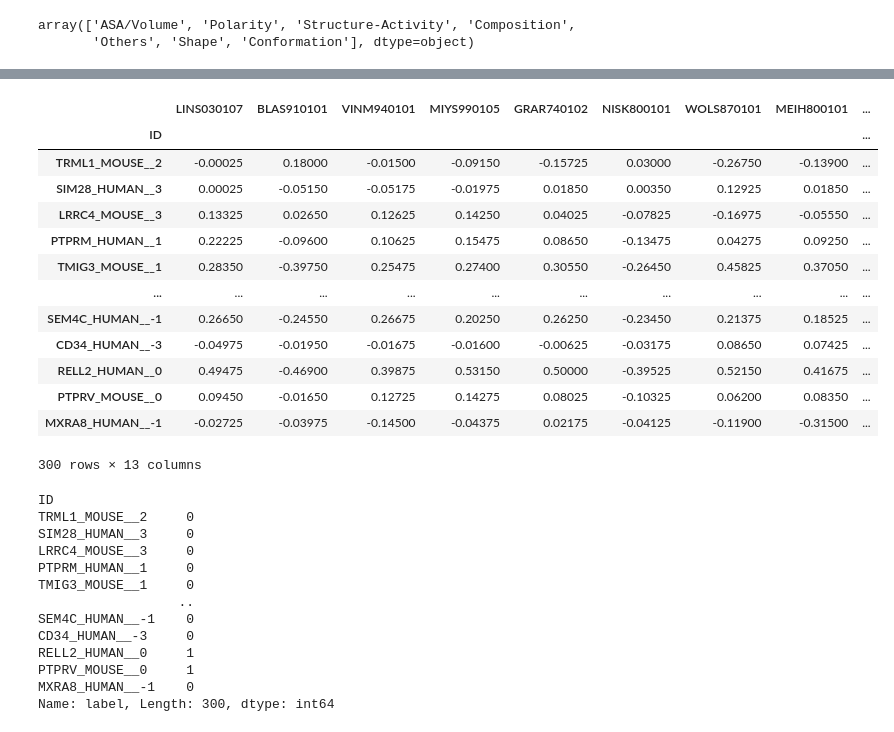
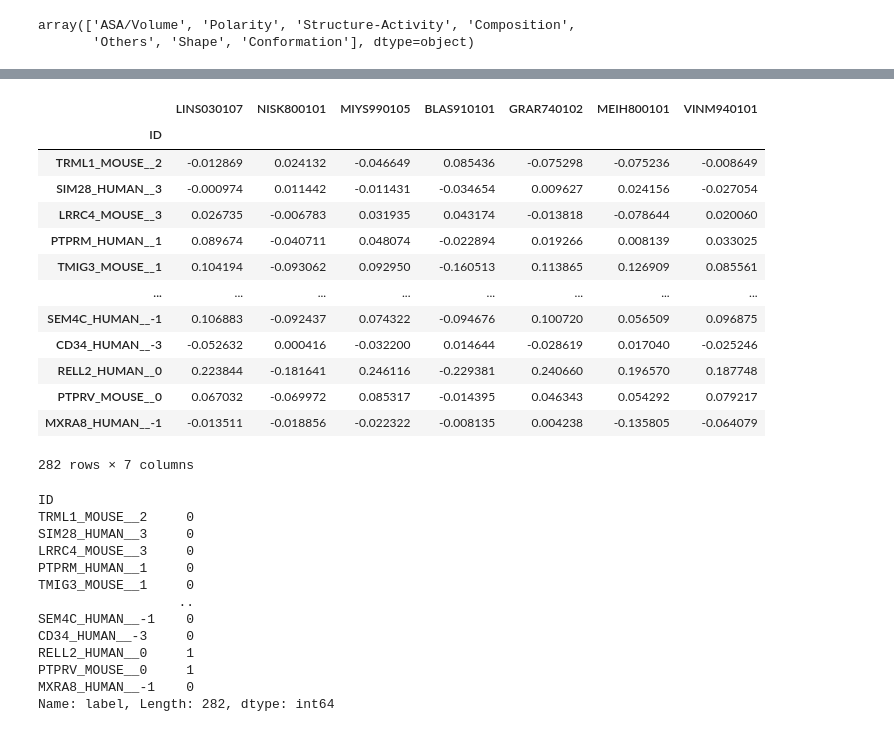
Before and after one commit to Freiherr5/TMDrefined, a Jupyter notebook: am2.ipynb, the cells around one changed output, grey strips where cells are left out. Saved outputs shown, nothing was run; the diff lists cells and outputs as text; code cells hidden in the pictures.

```diff
--- a/am2.ipynb
+++ b/am2.ipynb
@@ -63,0 +112,2 @@ array(['ASA/Volume', 'Polarity', 'Structure-Activity', 'Composition',
+# %%
+test_N_drop = test_am_N2.drop_duplicates(subset=['window_left', 'window_right'])
@@ -83,4 +145,4 @@ aaontology_colors_hex = {'ASA/Volume': "#3680b4",
                         }
 # %%
 am_N2_CPP_list = [feature.split("-")[2] for feature in am_N2_top_CPP["feature"].to_numpy().tolist()]
-am_N2_CPP_list
+am_N2_CPP_list = ['LINS030107', 'NISK800101', 'MIYS990105', 'BLAS910101', 'GRAR740102', 'MEIH800101', 'VINM940101']
@@ -138,4 +186,4 @@ Name: label, Length: 20115, dtype: int64
 # %%
-testN2_scale_df, test_N2_label_df = t_ref.aa_numeric_by_scale(feature_df=test_am_N2[["window_left", "window_right"]], label_df=test_am_N2["label"], scale_df_filter=am_N2_CPP_list, mode="norm")
+testN2_scale_df, test_N2_label_df = t_ref.aa_numeric_by_scale(feature_df=test_N_drop[["window_left", "window_right"]], label_df=test_N_drop["label"], scale_df_filter=am_N2_CPP_list, mode="weighted")
 testN2_scale_df
 # %% [output]
@@ -145,17 +193,17 @@ Process time: 0.271 sec
-|  | LINS030107 | BLAS910101 | VINM940101 | MIYS990105 | GRAR740102 | NISK800101 | WOLS870101 | MEIH800101 | ... |
-| ID |  |  |  |  |  |  |  |  | ... |
-| TRML1_MOUSE__2 | -0.00025 | 0.18000 | -0.01500 | -0.09150 | -0.15725 | 0.03000 | -0.26750 | -0.13900 | ... |
-| SIM28_HUMAN__3 | 0.00025 | -0.05150 | -0.05175 | -0.01975 | 0.01850 | 0.00350 | 0.12925 | 0.01850 | ... |
-| LRRC4_MOUSE__3 | 0.13325 | 0.02650 | 0.12625 | 0.14250 | 0.04025 | -0.07825 | -0.16975 | -0.05550 | ... |
-| PTPRM_HUMAN__1 | 0.22225 | -0.09600 | 0.10625 | 0.15475 | 0.08650 | -0.13475 | 0.04275 | 0.09250 | ... |
-| TMIG3_MOUSE__1 | 0.28350 | -0.39750 | 0.25475 | 0.27400 | 0.30550 | -0.26450 | 0.45825 | 0.37050 | ... |
-| ... | ... | ... | ... | ... | ... | ... | ... | ... | ... |
-| SEM4C_HUMAN__-1 | 0.26650 | -0.24550 | 0.26675 | 0.20250 | 0.26250 | -0.23450 | 0.21375 | 0.18525 | ... |
-| CD34_HUMAN__-3 | -0.04975 | -0.01950 | -0.01675 | -0.01600 | -0.00625 | -0.03175 | 0.08650 | 0.07425 | ... |
-| RELL2_HUMAN__0 | 0.49475 | -0.46900 | 0.39875 | 0.53150 | 0.50000 | -0.39525 | 0.52150 | 0.41675 | ... |
-| PTPRV_MOUSE__0 | 0.09450 | -0.01650 | 0.12725 | 0.14275 | 0.08025 | -0.10325 | 0.06200 | 0.08350 | ... |
-| MXRA8_HUMAN__-1 | -0.02725 | -0.03975 | -0.14500 | -0.04375 | 0.02175 | -0.04125 | -0.11900 | -0.31500 | ... |
+|  | LINS030107 | NISK800101 | MIYS990105 | BLAS910101 | GRAR740102 | MEIH800101 | VINM940101 |
+| ID |  |  |  |  |  |  |  |
+| TRML1_MOUSE__2 | -0.012869 | 0.024132 | -0.046649 | 0.085436 | -0.075298 | -0.075236 | -0.008649 |
+| SIM28_HUMAN__3 | -0.000974 | 0.011442 | -0.011431 | -0.034654 | 0.009627 | 0.024156 | -0.027054 |
+| LRRC4_MOUSE__3 | 0.026735 | -0.006783 | 0.031935 | 0.043174 | -0.013818 | -0.078644 | 0.020060 |
+| PTPRM_HUMAN__1 | 0.089674 | -0.040711 | 0.048074 | -0.022894 | 0.019266 | 0.008139 | 0.033025 |
+| TMIG3_MOUSE__1 | 0.104194 | -0.093062 | 0.092950 | -0.160513 | 0.113865 | 0.126909 | 0.085561 |
+| ... | ... | ... | ... | ... | ... | ... | ... |
+| SEM4C_HUMAN__-1 | 0.106883 | -0.092437 | 0.074322 | -0.094676 | 0.100720 | 0.056509 | 0.096875 |
+| CD34_HUMAN__-3 | -0.052632 | 0.000416 | -0.032200 | 0.014644 | -0.028619 | 0.017040 | -0.025246 |
+| RELL2_HUMAN__0 | 0.223844 | -0.181641 | 0.246116 | -0.229381 | 0.240660 | 0.196570 | 0.187748 |
+| PTPRV_MOUSE__0 | 0.067032 | -0.069972 | 0.085317 | -0.014395 | 0.046343 | 0.054292 | 0.079217 |
+| MXRA8_HUMAN__-1 | -0.013511 | -0.018856 | -0.022322 | -0.008135 | 0.004238 | -0.135805 | -0.064079 |
-300 rows × 13 columns
+282 rows × 7 columns
 # %%
 test_N2_label_df
 # %% [output]
@@ -171,7 +219,7 @@ CD34_HUMAN__-3     0
 RELL2_HUMAN__0     1
 PTPRV_MOUSE__0     1
 MXRA8_HUMAN__-1    0
-Name: label, Length: 300, dtype: int64
+Name: label, Length: 282, dtype: int64
 # %%
 # now the BIG algorithm, get all the treeeeeez
 # %%
```
Also changed, not shown: parts of 14 cells of this notebook, 41 other files.
